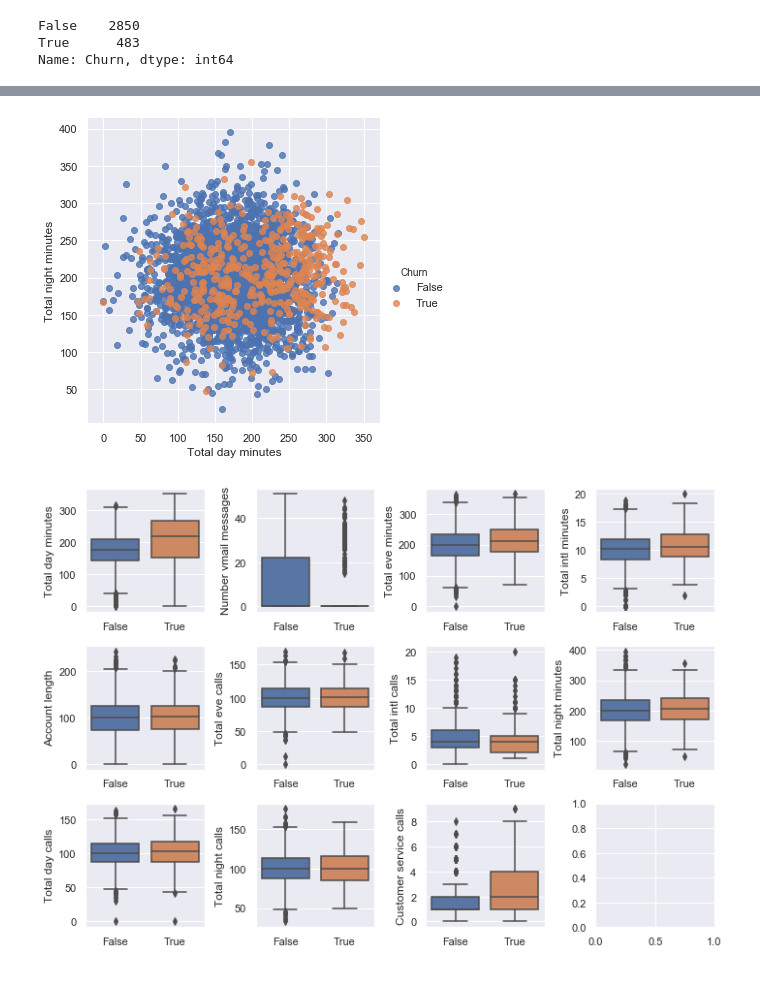
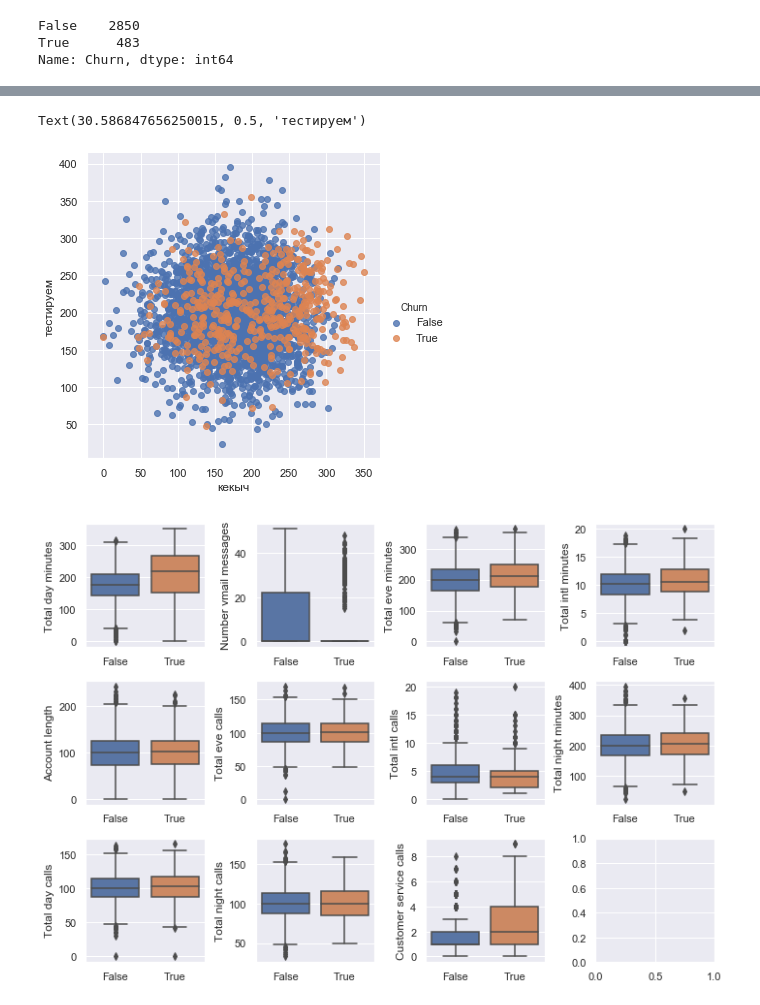
Before and after one commit to Duneholy/ods_learning, a Jupyter notebook: jupyter_russian/topic02_visual_analysis/my tests/matplotlib.ipynb, the cells around one changed output, grey strips where cells are left out. Saved outputs shown, nothing was run; the diff lists cells and outputs as text; code cells hidden in the pictures.

```diff
--- a/jupyter_russian/topic02_visual_analysis/my tests/matplotlib.ipynb
+++ b/jupyter_russian/topic02_visual_analysis/my tests/matplotlib.ipynb
@@ -102,8 +102,11 @@ sns.jointplot('Total day minutes', 'Total night minutes', data=df,
 %config InlineBackend.figure_format = 'png'
 # %%
 sns.lmplot('Total day minutes', 'Total night minutes', data=df, hue='Churn', fit_reg=False);
+plt.xlabel('кекыч')
+plt.ylabel('тестируем')
 # %% [output]
+Text(30.586847656250015, 0.5, 'тестируем')
-[figure, old version]
+[figure, new version]
 # %%
 # Sometimes you can analyze an ordinal variable just as numerical one
 numerical.append('Customer service calls')
```
Also changed, not shown: 1 other file.
